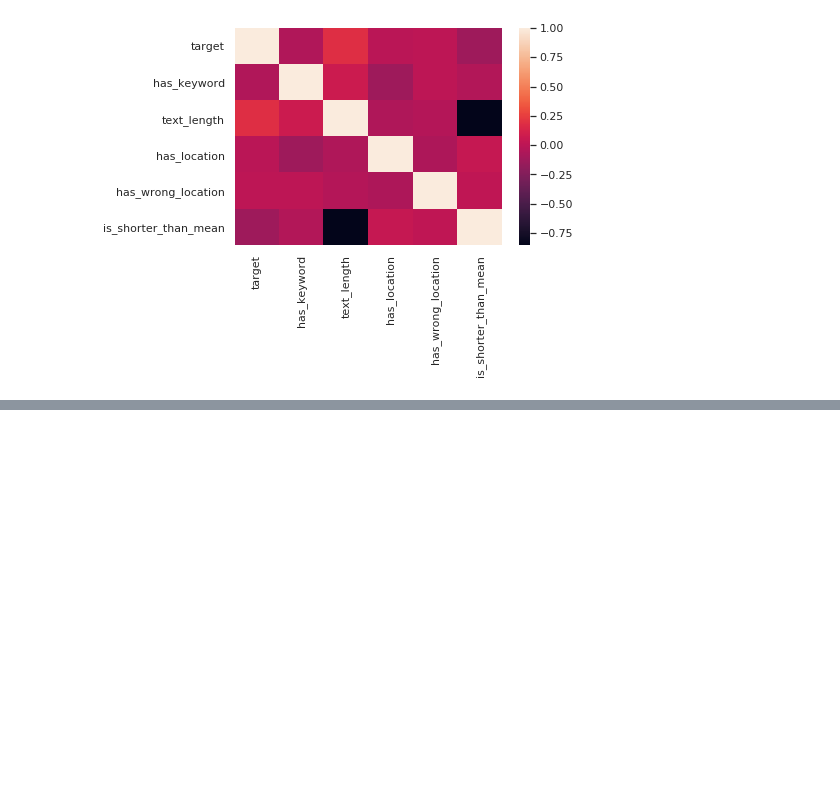
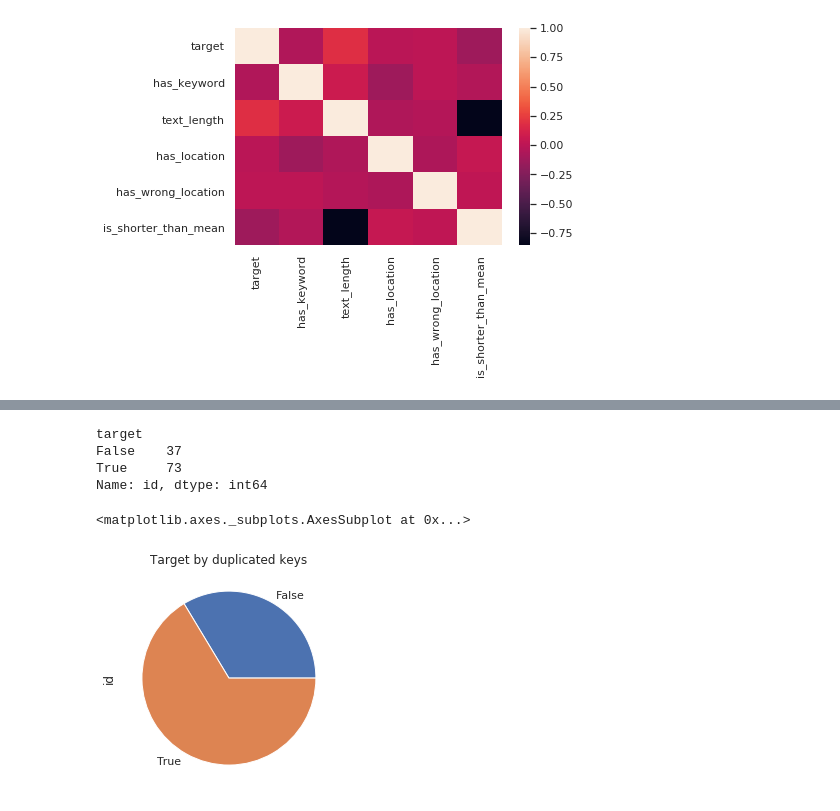
Before and after one commit to GastonMontes/1ro-2020-7506-TP1, a Jupyter notebook: relacion_target_location.ipynb, the cells around one changed output, grey strips where cells are left out. Cells and saved outputs as stored; diff of their text form; code cells hidden in the pictures; blank space fills up the shorter version.

Commit message:
Agrego location vs target en tuits repetidos.

```diff
--- a/relacion_target_location.ipynb
+++ b/relacion_target_location.ipynb
@@ -565,0 +565,3 @@ ax = sns.heatmap(tweets.corr())
+# %%
+duplicated_twts = tweets[tweets.duplicated(['text'])]
+duplicated_twts
@@ -565,0 +582,11 @@ ax = sns.heatmap(tweets.corr())
+# %%
+duplicated_twts_by_target = duplicated_twts.groupby('target')['id'].count()
+print(duplicated_twts_by_target)
+duplicated_twts_by_target.plot.pie(title='Target by duplicated keys')
+# %% [output]
+target
+False    37
+True     73
+Name: id, dtype: int64
+<matplotlib.axes._subplots.AxesSubplot at 0x...>
+[figure, added]
```
Also changed, not shown: parts of 5 cells of this notebook.
